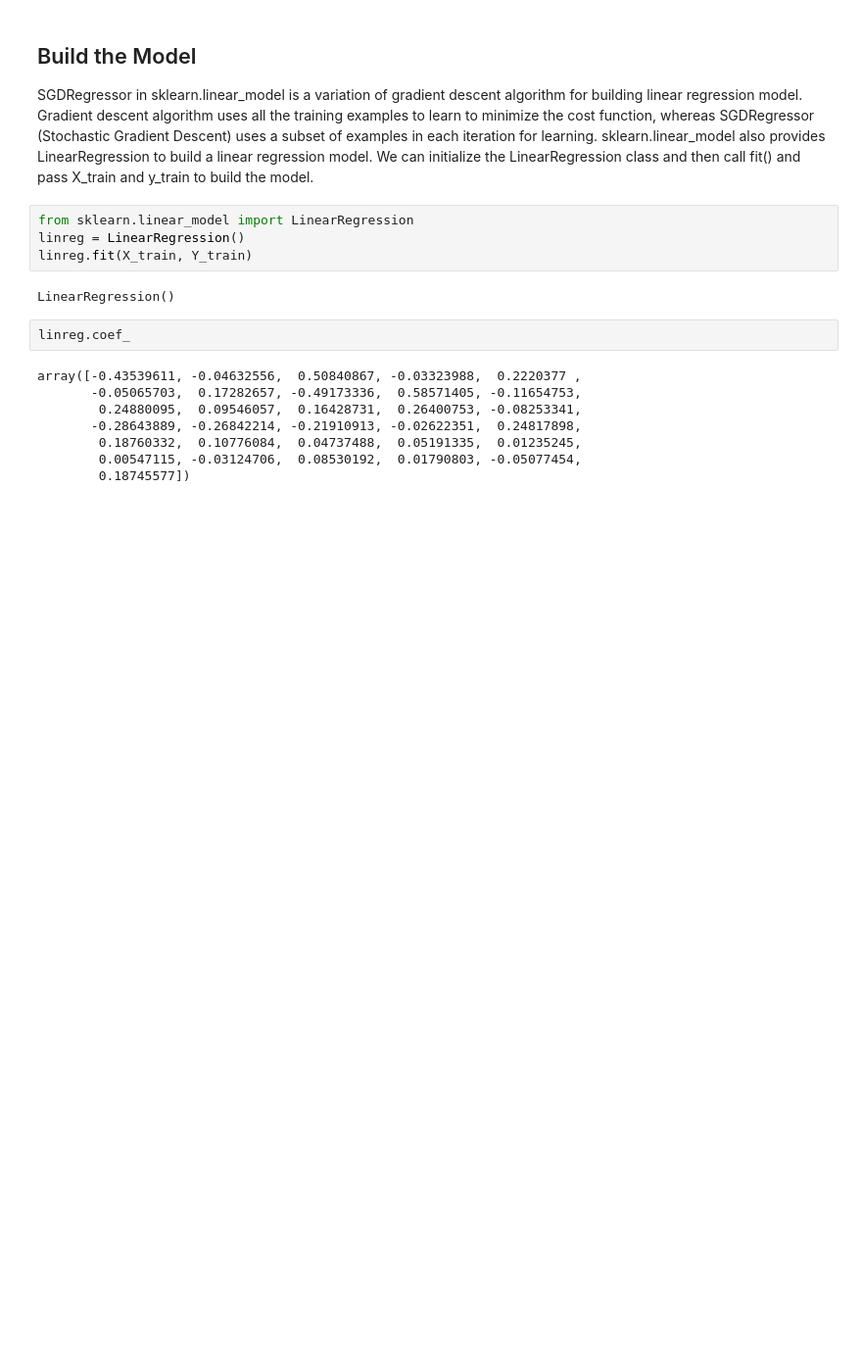
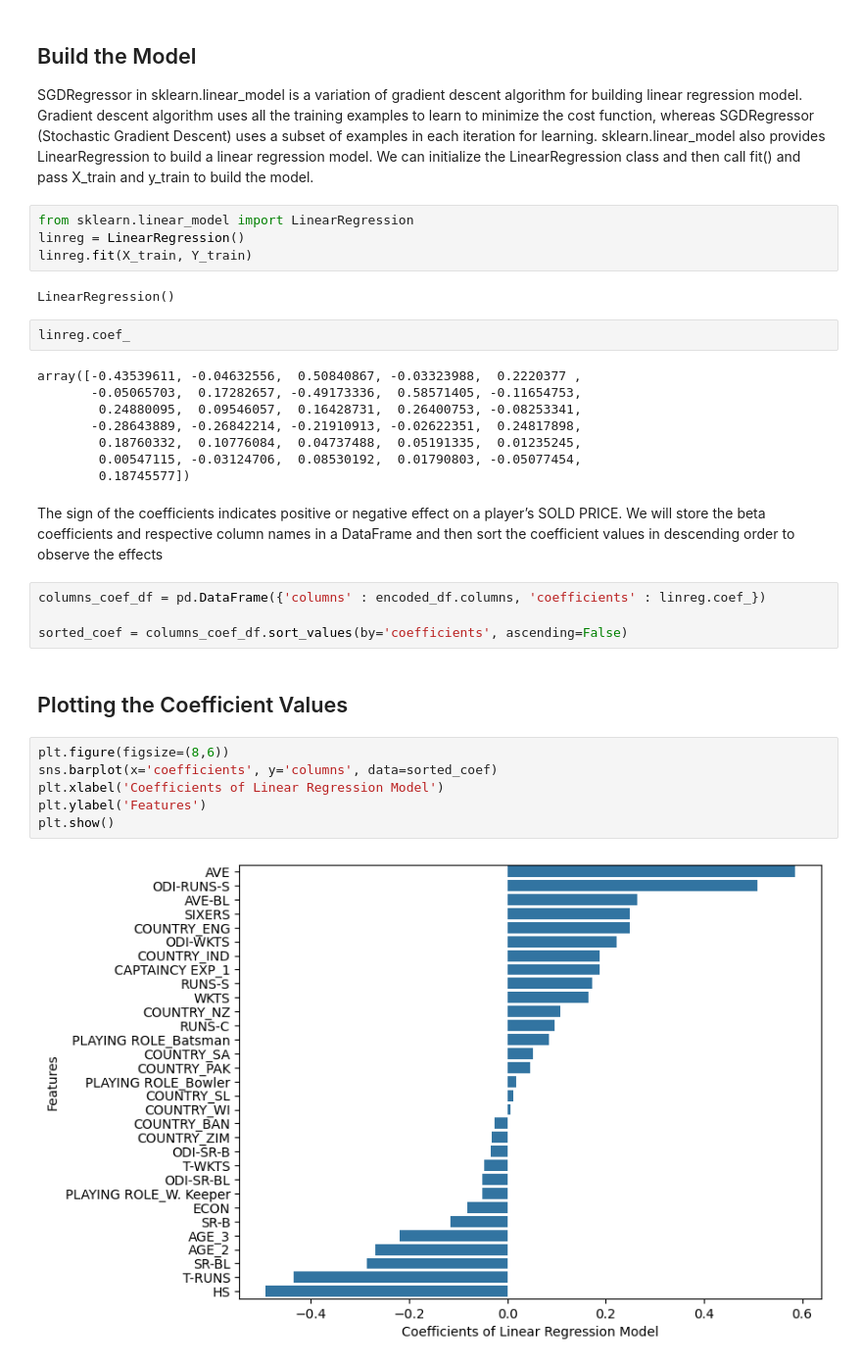
Before and after one commit to Anurag-Warthi/ExcelR, a Jupyter notebook: Data Science/04-Advanced_ML/04-Adv_Regression.ipynb, the cells around one changed output. Shown at 98% size. Saved outputs shown, nothing was run; the diff lists cells and outputs as text; blank space fills up the shorter version.

```diff
--- a/Data Science/04-Advanced_ML/04-Adv_Regression.ipynb
+++ b/Data Science/04-Advanced_ML/04-Adv_Regression.ipynb
@@ -100,3 +100,19 @@ array([-0.43539611, -0.04632556,  0.50840867, -0.03323988,  0.2220377 ,
         0.18760332,  0.10776084,  0.04737488,  0.05191335,  0.01235245,
         0.00547115, -0.03124706,  0.08530192,  0.01790803, -0.05077454,
         0.18745577])
+# %% [markdown]
+The sign of the coefficients indicates positive or negative effect on a player’s SOLD PRICE. We will store the beta coefficients and respective column names in a DataFrame and then sort the coefficient values in descending order to observe the effects
+# %%
+columns_coef_df = pd.DataFrame({'columns' : encoded_df.columns, 'coefficients' : linreg.coef_})
+
+sorted_coef = columns_coef_df.sort_values(by='coefficients', ascending=False)
+# %% [markdown]
+## Plotting the Coefficient Values
+# %%
+plt.figure(figsize=(8,6))
+sns.barplot(x='coefficients', y='columns', data=sorted_coef)
+plt.xlabel('Coefficients of Linear Regression Model')
+plt.ylabel('Features')
+plt.show()
+# %% [output]
+[figure, added]
```
Also changed, not shown: parts of 6 cells of this notebook.
